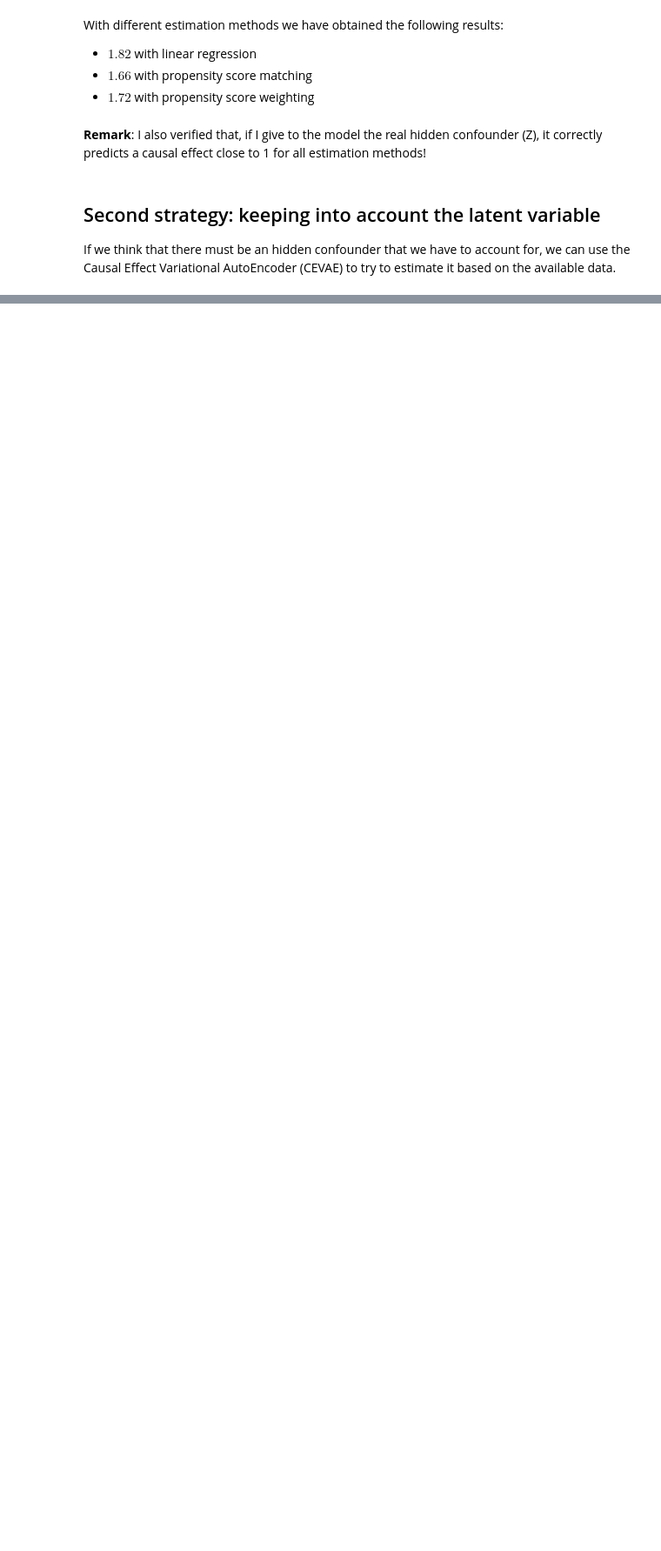
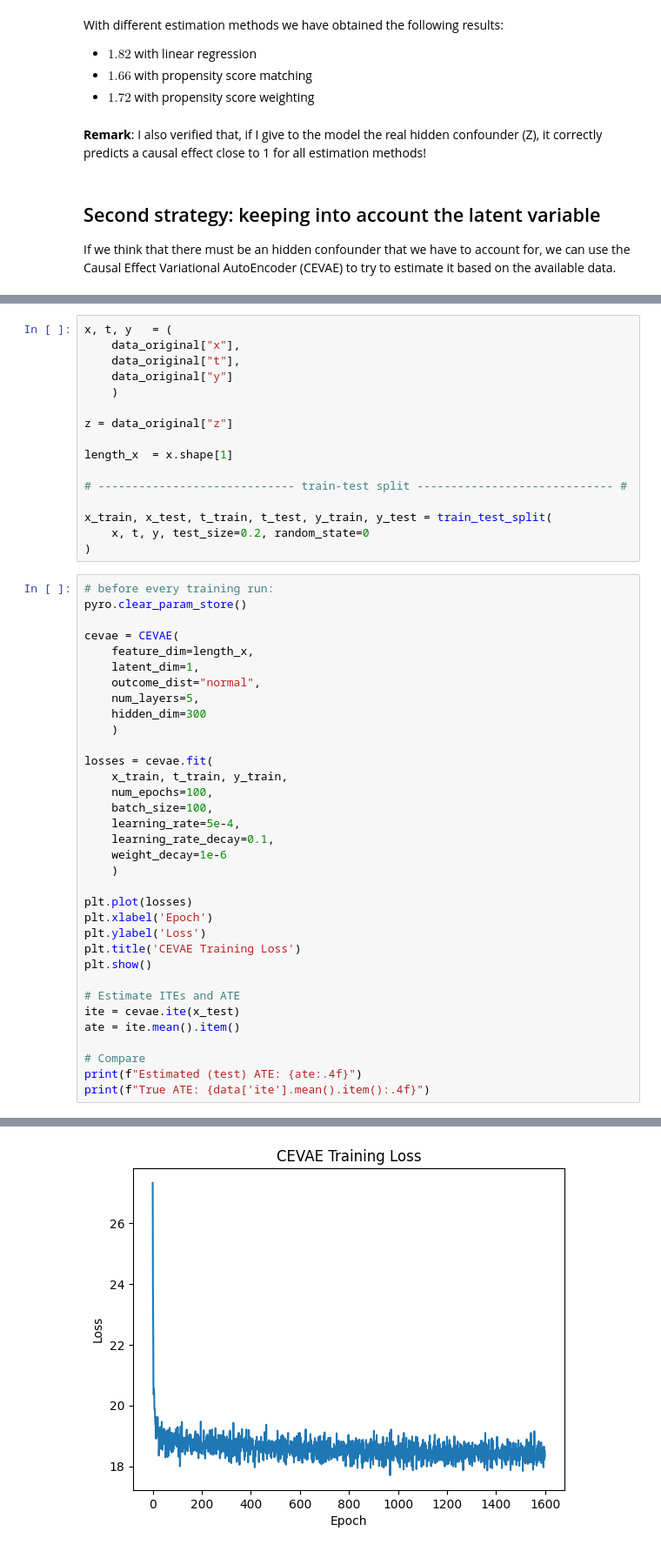
Before and after one commit to christianfaccio/causal_machine_learning, a Jupyter notebook: src/causal_effect_inference.ipynb, the cells around one changed output, grey strips where cells are left out. Shown at 87% size. Saved outputs shown, nothing was run; the diff lists cells and outputs as text; blank space fills up the shorter version.

```diff
--- a/src/causal_effect_inference.ipynb
+++ b/src/causal_effect_inference.ipynb
@@ -259,0 +229,51 @@ True ATE: 1.0008
+# %%
+x, t, y   = (
+    data_original["x"],
+    data_original["t"],
+    data_original["y"]
+    )
+
+z = data_original["z"]
+
+length_x  = x.shape[1]
+
+# ----------------------------- train-test split ----------------------------- #
+
+x_train, x_test, t_train, t_test, y_train, y_test = train_test_split(
+    x, t, y, test_size=0.2, random_state=0
+)
+# %%
+# before every training run:
+pyro.clear_param_store()
+
+cevae = CEVAE(
+    feature_dim=length_x,
+    latent_dim=1,
+    outcome_dist="normal",
+    num_layers=5,
+    hidden_dim=300
+    )
+
+losses = cevae.fit(
+    x_train, t_train, y_train,
+    num_epochs=100,
+    batch_size=100,
+    learning_rate=5e-4,
+    learning_rate_decay=0.1,
+    weight_decay=1e-6
+    )
+
+plt.plot(losses)
+plt.xlabel('Epoch')
+plt.ylabel('Loss')
+plt.title('CEVAE Training Loss')
+plt.show()
+
+# Estimate ITEs and ATE
+ite = cevae.ite(x_test)
+ate = ite.mean().item()
+
+# Compare
+print(f"Estimated (test) ATE: {ate:.4f}")
+print(f"True ATE: {data['ite'].mean().item():.4f}")
+# %% [output]
@@ -259,0 +297 @@ True ATE: 1.0008
+[figure, added]
```
Also changed, not shown: parts of 33 cells of this notebook, 1 other file.
